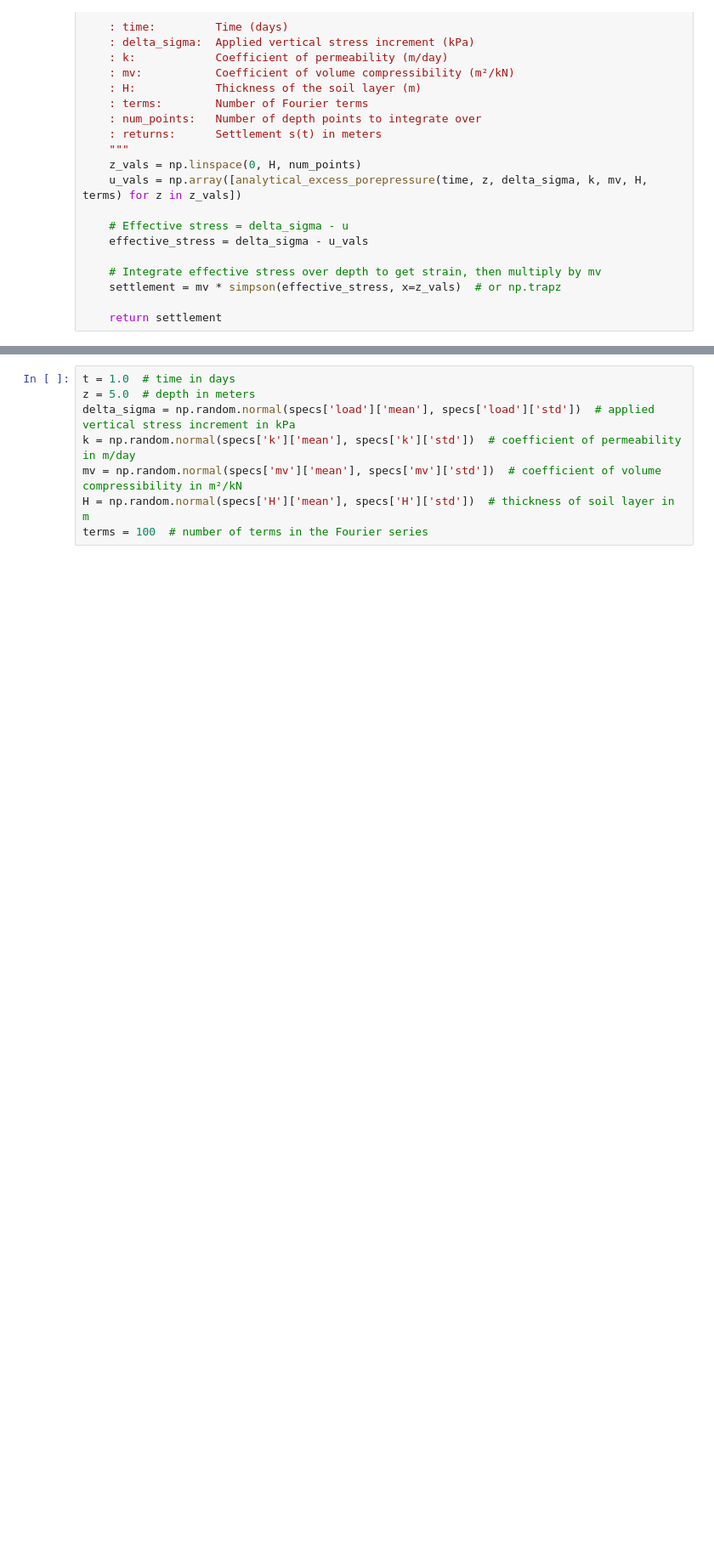
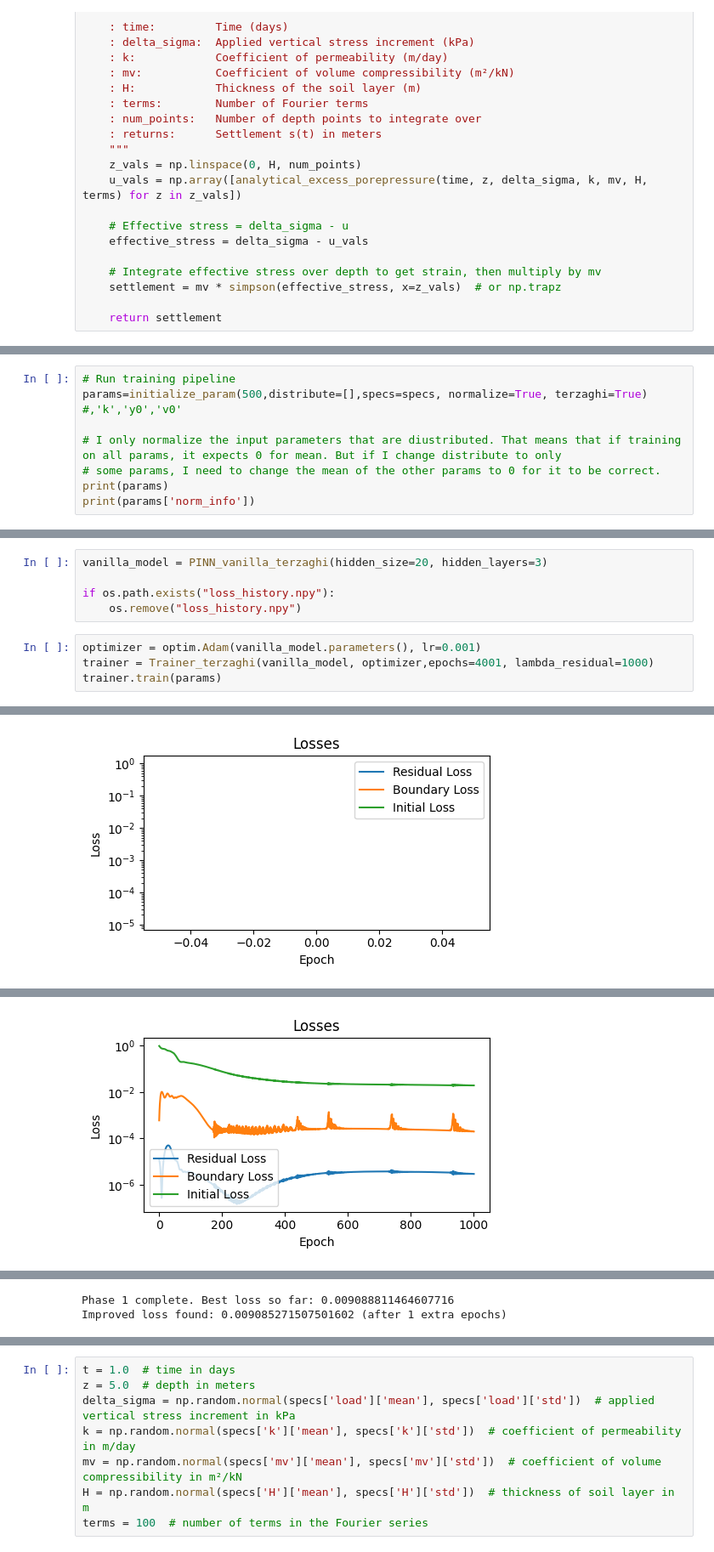
Before and after one commit to jolu2111/Master_thesis, a Jupyter notebook: Code/00_main_terzhagi.ipynb, the cells around one changed output, grey strips where cells are left out. Shown: that part at 85% size. Saved outputs shown, nothing was run; the diff lists cells and outputs as text; blank space fills up the shorter version.

```diff
--- a/Code/00_main_terzhagi.ipynb
+++ b/Code/00_main_terzhagi.ipynb
@@ -142,0 +364,9 @@ params=initialize_param(5000,distribute=['m','mu','k','y0','v0'],specs=specs, no
+# %%
+# Run training pipeline
+params=initialize_param(500,distribute=[],specs=specs, normalize=True, terzaghi=True)
+#,'k','y0','v0'
+
+# I only normalize the input parameters that are diustributed. That means that if training on all params, it expects 0 for mean. But if I change distribute to only
+# some params, I need to change the mean of the other params to 0 for it to be correct.
+print(params)
+print(params['norm_info'])
@@ -142,0 +391,10 @@ params=initialize_param(5000,distribute=['m','mu','k','y0','v0'],specs=specs, no
+# %%
+vanilla_model = PINN_vanilla_terzaghi(hidden_size=20, hidden_layers=3)
+
+if os.path.exists("loss_history.npy"):
+    os.remove("loss_history.npy")
+# %%
+optimizer = optim.Adam(vanilla_model.parameters(), lr=0.001)
+trainer = Trainer_terzaghi(vanilla_model, optimizer,epochs=4001, lambda_residual=1000)
+trainer.train(params)
+# %% [output]
@@ -142,0 +402 @@ params=initialize_param(5000,distribute=['m','mu','k','y0','v0'],specs=specs, no
+[figure, added]
@@ -142,0 +404 @@ params=initialize_param(5000,distribute=['m','mu','k','y0','v0'],specs=specs, no
+[figure, added]
@@ -142,0 +411,2 @@ params=initialize_param(5000,distribute=['m','mu','k','y0','v0'],specs=specs, no
+Phase 1 complete. Best loss so far: 0.009088811464607716
+Improved loss found: 0.009085271507501602 (after 1 extra epochs)
```
Also changed, not shown: parts of 12 cells of this notebook, 9 other files.
